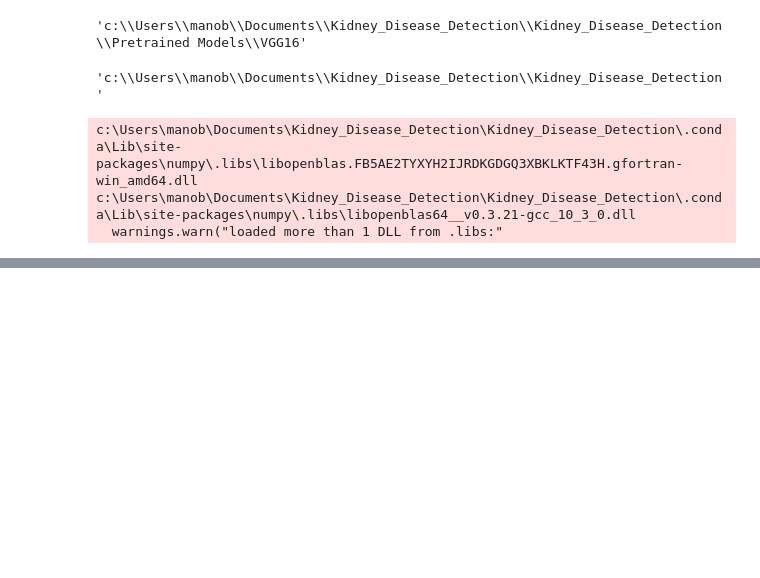
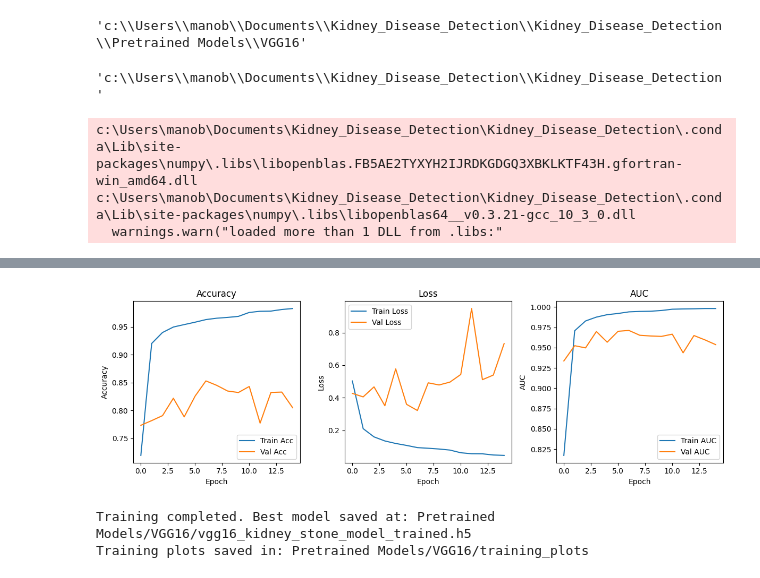
Before and after one commit to manokrishnan123/Kidney_Disease_Detection, a Jupyter notebook: Pretrained Models/VGG16/model_train_VGG16.ipynb, the cells around one changed output, grey strips where cells are left out. Cells and saved outputs as stored; diff of their text form; code cells hidden in the pictures; blank space fills up the shorter version.

```diff
--- a/Pretrained Models/VGG16/model_train_VGG16.ipynb
+++ b/Pretrained Models/VGG16/model_train_VGG16.ipynb
@@ -108,0 +174,12 @@ plt.show()
+# %%
+# Train the model with improved parameters for kidney stone detection
+history = model.fit(
+    train_generator,
+    validation_data=val_generator,
+    epochs=EPOCHS,
+    callbacks=[checkpoint_cb, earlystop_cb, reduce_lr_cb, tensorboard_cb],
+    class_weight=class_weight,  # Use calculated class weights
+    workers=2,  # Parallel data loading (reduced to avoid potential issues)
+    use_multiprocessing=False,  # Disabled to avoid potential issues
+    verbose=1
+)
@@ -108,0 +204,47 @@ plt.show()
+# %%
+# Plot and save training metrics
+# Accuracy plot
+plt.figure(figsize=(12, 4))
+plt.subplot(1, 3, 1)
+plt.plot(history.history['accuracy'], label='Train Acc')
+plt.plot(history.history['val_accuracy'], label='Val Acc')
+plt.legend()
+plt.title('Accuracy')
+plt.xlabel('Epoch')
+plt.ylabel('Accuracy')
+
+# Loss plot
+plt.subplot(1, 3, 2)
+plt.plot(history.history['loss'], label='Train Loss')
+plt.plot(history.history['val_loss'], label='Val Loss')
+plt.legend()
+plt.title('Loss')
+plt.xlabel('Epoch')
+plt.ylabel('Loss')
+
+# AUC plot
+plt.subplot(1, 3, 3)
+plt.plot(history.history['auc'], label='Train AUC')
+plt.plot(history.history['val_auc'], label='Val AUC')
+plt.legend()
+plt.title('AUC')
+plt.xlabel('Epoch')
+plt.ylabel('AUC')
+
+plt.tight_layout()
+plt.savefig(f"{PLOTS_DIR}/training_metrics.png")
+plt.show()
+
+# Save the training history for later analysis
+import json
+with open(f"{PLOTS_DIR}/training_history.json", 'w') as f:
+    # Convert numpy values to Python native types for JSON serialization
+    history_dict = {k: [float(val) for val in v] for k, v in history.history.items()}
+    json.dump(history_dict, f)
+
+print(f"Training completed. Best model saved at: {SAVE_BEST_MODEL_PATH}")
+print(f"Training plots saved in: {PLOTS_DIR}")
+# %% [output]
+[figure, added]
+Training completed. Best model saved at: Pretrained Models/VGG16/vgg16_kidney_stone_model_trained.h5
+Training plots saved in: Pretrained Models/VGG16/training_plots
```
Also changed, not shown: parts of 9 cells of this notebook, 34 other files.
